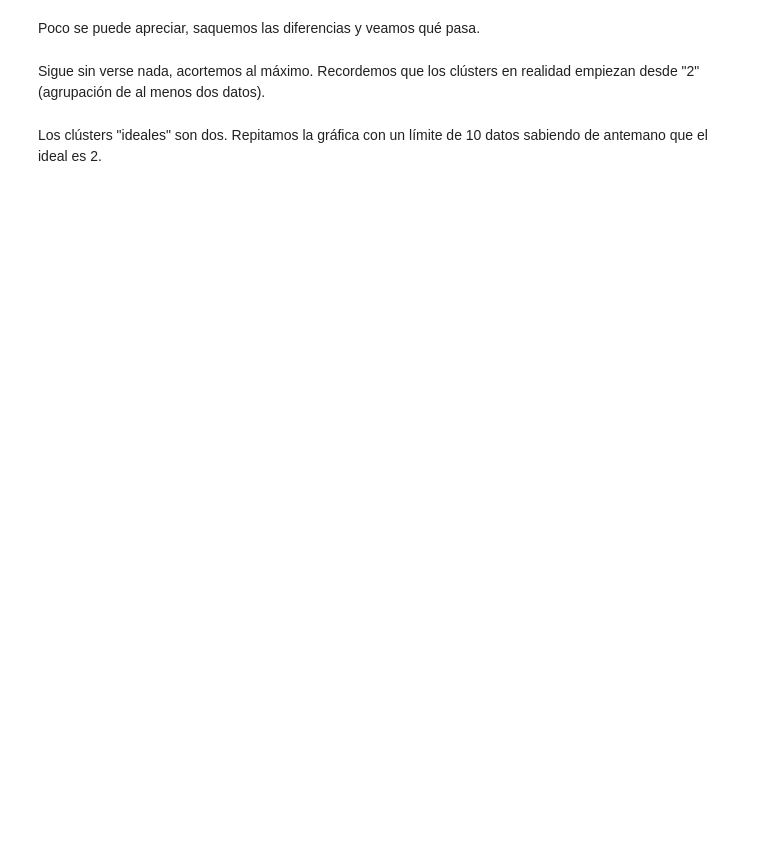
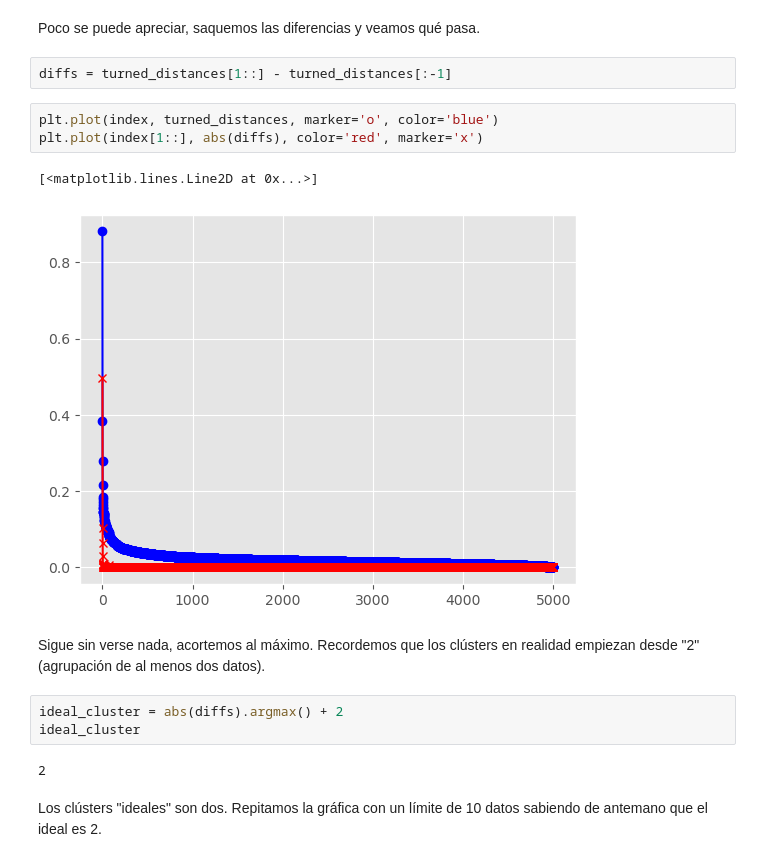
Before and after one commit to HectorH06/Data-Proc-Lab, a Jupyter notebook: Material/14,0_clase_012021.ipynb, the cells around one changed output. Drawn from its saved outputs; the diff is of its cells as text; blank space fills up the shorter version.

```diff
--- a/Material/14,0_clase_012021.ipynb
+++ b/Material/14,0_clase_012021.ipynb
@@ -96,6 +158,19 @@ Ahora sí, grafiquemos.
 # %% [markdown]
 Poco se puede apreciar, saquemos las diferencias y veamos qué pasa.
+# %%
+diffs = turned_distances[1::] - turned_distances[:-1]
+# %%
+plt.plot(index, turned_distances, marker='o', color='blue')
+plt.plot(index[1::], abs(diffs), color='red', marker='x')
+# %% [output]
+[<matplotlib.lines.Line2D at 0x...>]
+[figure, added]
 # %% [markdown]
 Sigue sin verse nada, acortemos al máximo. Recordemos que los clústers en realidad empiezan desde "2" (agrupación de al menos dos datos).
+# %%
+ideal_cluster = abs(diffs).argmax() + 2
+ideal_cluster
+# %% [output]
+2
 # %% [markdown]
 Los clústers "ideales" son dos. Repitamos la gráfica con un límite de 10 datos sabiendo de antemano que el ideal es 2.
```
Also changed, not shown: parts of 17 cells of this notebook.
